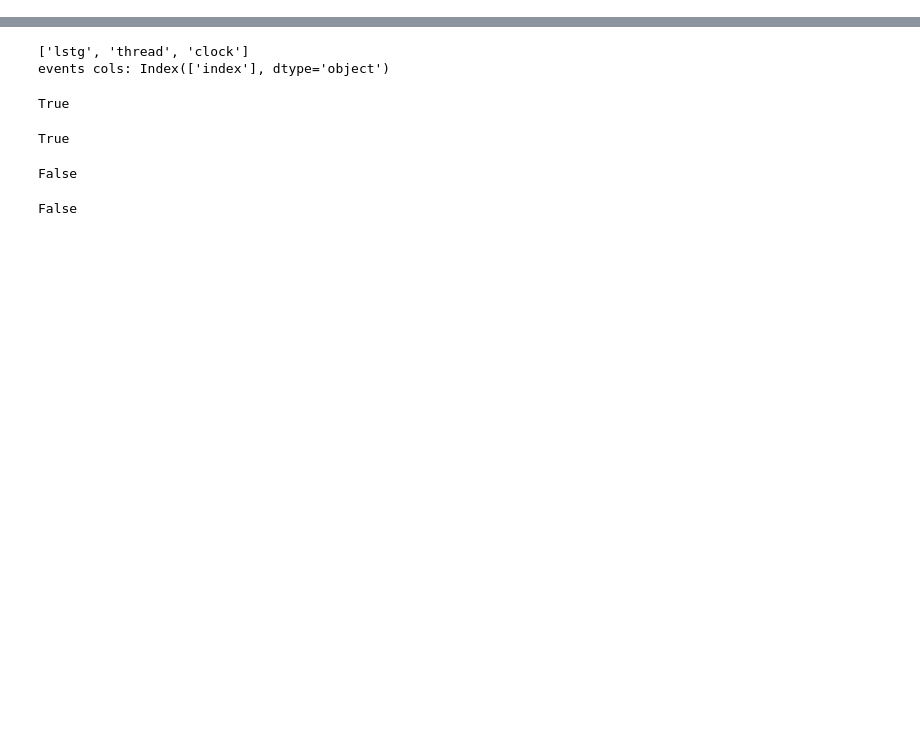
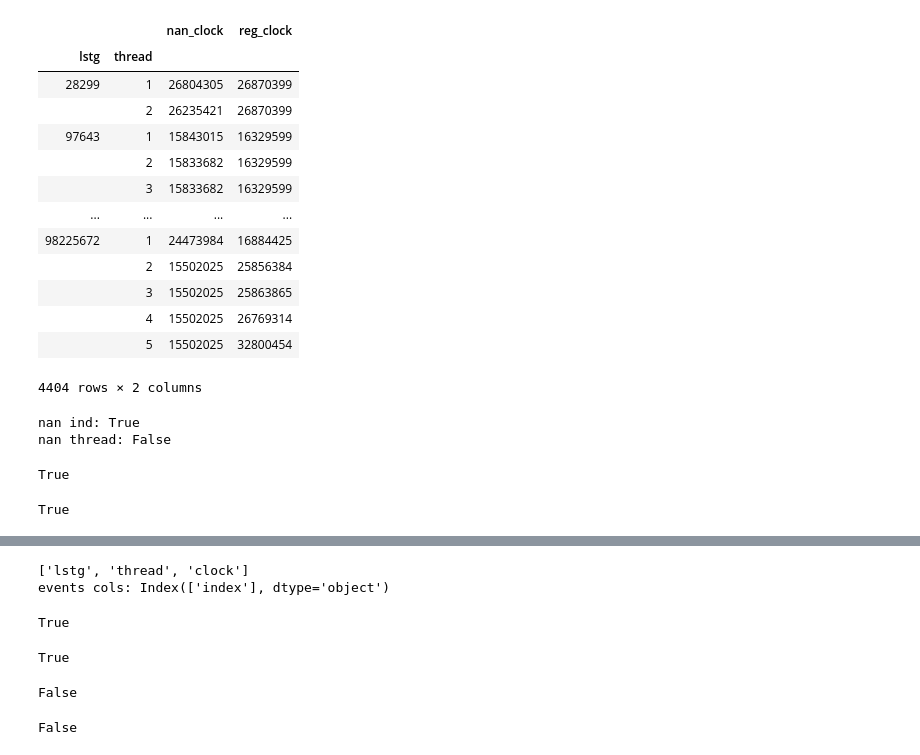
Before and after one commit to bpiv400/eBay, a Jupyter notebook: notebooks/debug_lstg_tf.ipynb, the cells around one changed output, grey strips where cells are left out. Cells and saved outputs as stored; diff of their text form; code cells hidden in the pictures; blank space fills up the shorter version.

```diff
--- a/notebooks/debug_lstg_tf.ipynb
+++ b/notebooks/debug_lstg_tf.ipynb
@@ -15,0 +75,6 @@ importlib.reload(processing.b_feats.tf_lstg)
+# %%
+events = org_events.copy()
+events = prepare_index_join(deltas, events)
+events = events.rename(columns={'index': 'ind'})
+events = events.sort_values(by='ind')
+events = events.groupby(by=['lstg', 'thread', 'clock']).first()
@@ -15,0 +90,8 @@ importlib.reload(processing.b_feats.tf_lstg)
+# %%
+jdeltas = deltas.join(events, how='left')
+jdeltas = jdeltas.reset_index(drop=False)
+jdeltas = jdeltas.sort_values(['lstg', 'thread', 'clock', 'ind'])
+jdeltas = jdeltas.reset_index(drop=False)
+jdeltas = jdeltas.set_index(['lstg', 'thread'], drop=True, append=False)
+jdeltas = jdeltas.groupby(level=['lstg', 'thread']).bfill()
+jdeltas = jdeltas.set_index(['ind', 'clock'], drop=True, append=True)
@@ -15,0 +120,30 @@ importlib.reload(processing.b_feats.tf_lstg)
+# %%
+all_clocks
+# %% [output]
+|  |  | nan_clock | reg_clock |
+| lstg | thread |  |  |
+| 28299 | 1 | 26804305 | 26870399 |
+|  | 2 | 26235421 | 26870399 |
+| 97643 | 1 | 15843015 | 16329599 |
+|  | 2 | 15833682 | 16329599 |
+|  | 3 | 15833682 | 16329599 |
+| ... | ... | ... | ... |
+| 98225672 | 1 | 24473984 | 16884425 |
+|  | 2 | 15502025 | 25856384 |
+|  | 3 | 15502025 | 25863865 |
+|  | 4 | 15502025 | 26769314 |
+|  | 5 | 15502025 | 32800454 |
+4404 rows × 2 columns
+# %%
+print('nan ind: {}'.format(jdeltas.index.get_level_values('ind').isna().any()))
+print('nan thread: {}'.format(jdeltas.index.get_level_values('thread').isna().any()))
+# %% [output]
+nan ind: True
+nan thread: False
+# %%
+# check whether any original events end with a seller turn
+cevents = org_events.copy()
+cevents = prepare_index_join(deltas, cevents)
+(cevents.groupby(level=['lstg', 'thread']).max()['index'].mod(2) == 0).any()
+# %% [output]
+True
@@ -15,0 +154,4 @@ importlib.reload(processing.b_feats.tf_lstg)
+# %%
+deltas.index.is_unique
+# %% [output]
+True
```
Also changed, not shown: parts of 15 cells of this notebook, 1 other file.
